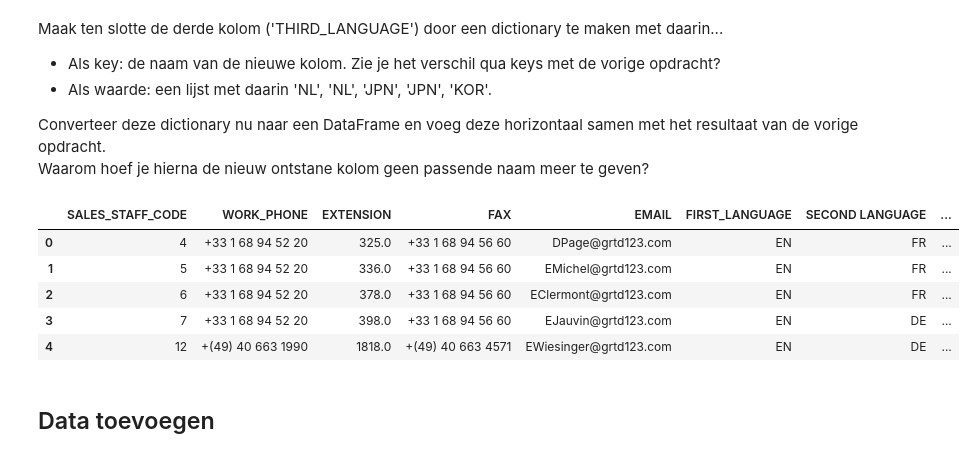
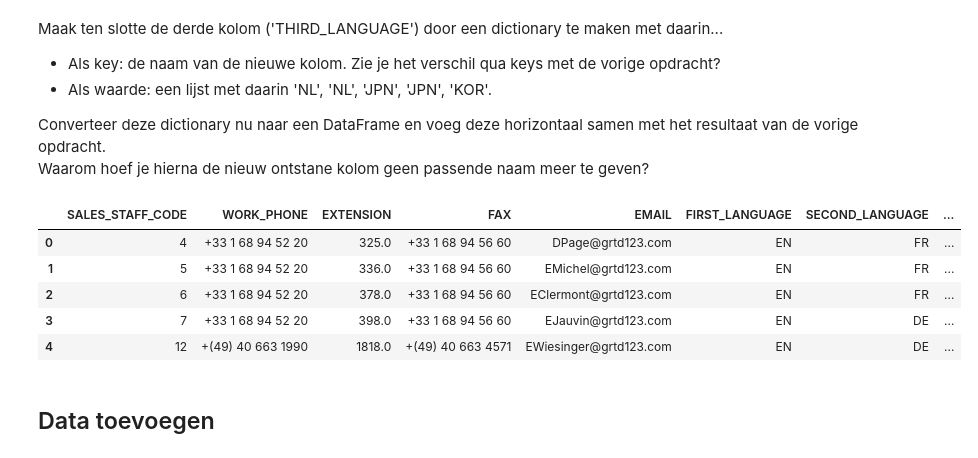
Before and after one commit to alex24106429/DEAI-Portfolio, a Jupyter notebook: Opdrachten.ipynb, the cells around one changed output. Saved outputs shown, nothing was run; the diff lists cells and outputs as text; code cells hidden in the pictures.

```diff
--- a/Opdrachten.ipynb
+++ b/Opdrachten.ipynb
@@ -524,7 +524,7 @@ Maak vervolgens ook hier weer een serie van en voeg ook deze weer horizontaal sa
 Vergeet niet een passende naam te geven aan de nieuw ontstane kolom.
 # %%
 second_language_list = ['FR'] * 3 + ['DE'] * 2
-second_language_series = pd.Series(second_language_list, name='SECOND LANGUAGE')
+second_language_series = pd.Series(second_language_list, name='SECOND_LANGUAGE')
 contact_details = pd.concat([contact_details, second_language_series], axis=1)
 contact_details
 # %% [output]
@@ -544,11 +544,11 @@ Waarom hoef je hierna de nieuw ontstane kolom geen passende naam meer te geven?
 # %%
 third_language_list = ['NL', 'NL', 'JPN', 'JPN', 'KOR']
 third_language_series = pd.Series(
-    third_language_list, name='THIRD LANGUAGE')
+    third_language_list, name='THIRD_LANGUAGE')
 contact_details = pd.concat([contact_details, third_language_series], axis=1)
 contact_details
 # %% [output]
-|  | SALES_STAFF_CODE | WORK_PHONE | EXTENSION | FAX | EMAIL | FIRST_LANGUAGE | SECOND LANGUAGE | ... |
+|  | SALES_STAFF_CODE | WORK_PHONE | EXTENSION | FAX | EMAIL | FIRST_LANGUAGE | SECOND_LANGUAGE | ... |
 | 0 | 4 | +33 1 68 94 52 20 | 325.0 | +33 1 68 94 56 60 | DPage@grtd123.com | EN | FR | ... |
 | 1 | 5 | +33 1 68 94 52 20 | 336.0 | +33 1 68 94 56 60 | EMichel@grtd123.com | EN | FR | ... |
 | 2 | 6 | +33 1 68 94 52 20 | 378.0 | +33 1 68 94 56 60 | EClermont@grtd123.com | EN | FR | ... |
```
Also changed, not shown: parts of 2 cells of this notebook.
